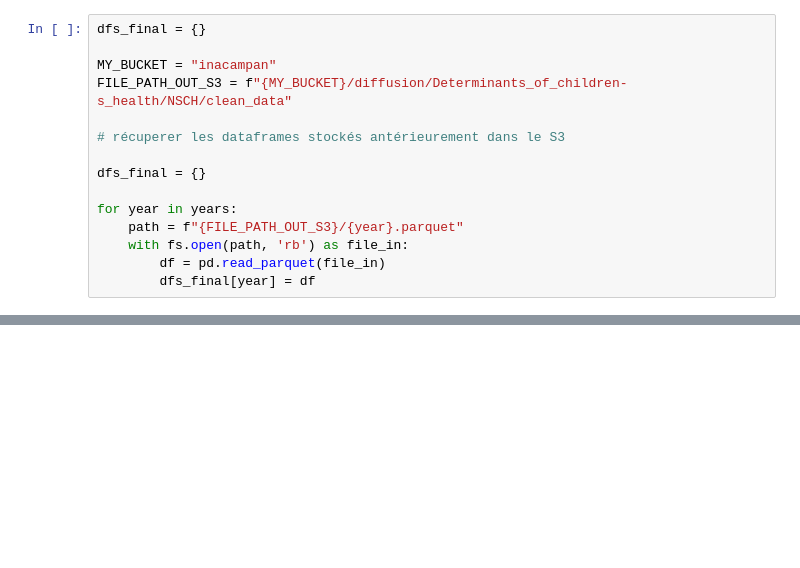
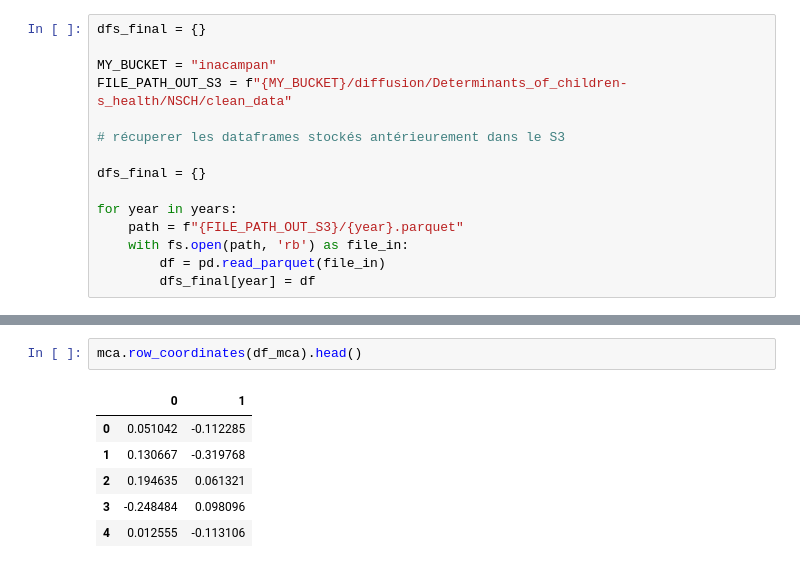
Before and after one commit to inaelenacampan/Determinants_of_children-s_health, a Jupyter notebook: Determinants_of_children-s_health.ipynb, the cells around one changed output, grey strips where cells are left out. Drawn from its saved outputs; the diff is of its cells as text; blank space fills up the shorter version.

```diff
--- a/Determinants_of_children-s_health.ipynb
+++ b/Determinants_of_children-s_health.ipynb
@@ -235,0 +374,9 @@ mod_coords = np.array(mca_model.fs_c(0.9))
+# %%
+mca.row_coordinates(df_mca).head()
+# %% [output]
+|  | 0 | 1 |
+| 0 | 0.051042 | -0.112285 |
+| 1 | 0.130667 | -0.319768 |
+| 2 | 0.194635 | 0.061321 |
+| 3 | -0.248484 | 0.098096 |
+| 4 | 0.012555 | -0.113106 |
```
Also changed, not shown: parts of 23 cells of this notebook, 1 other file.
